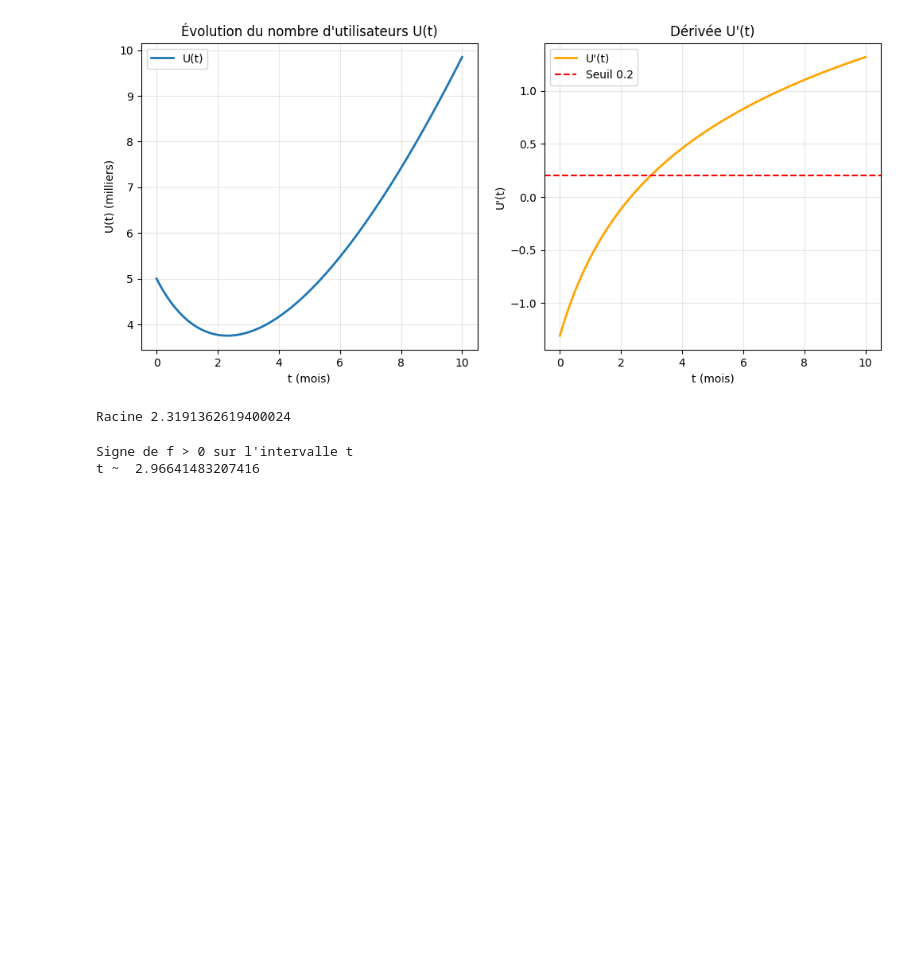
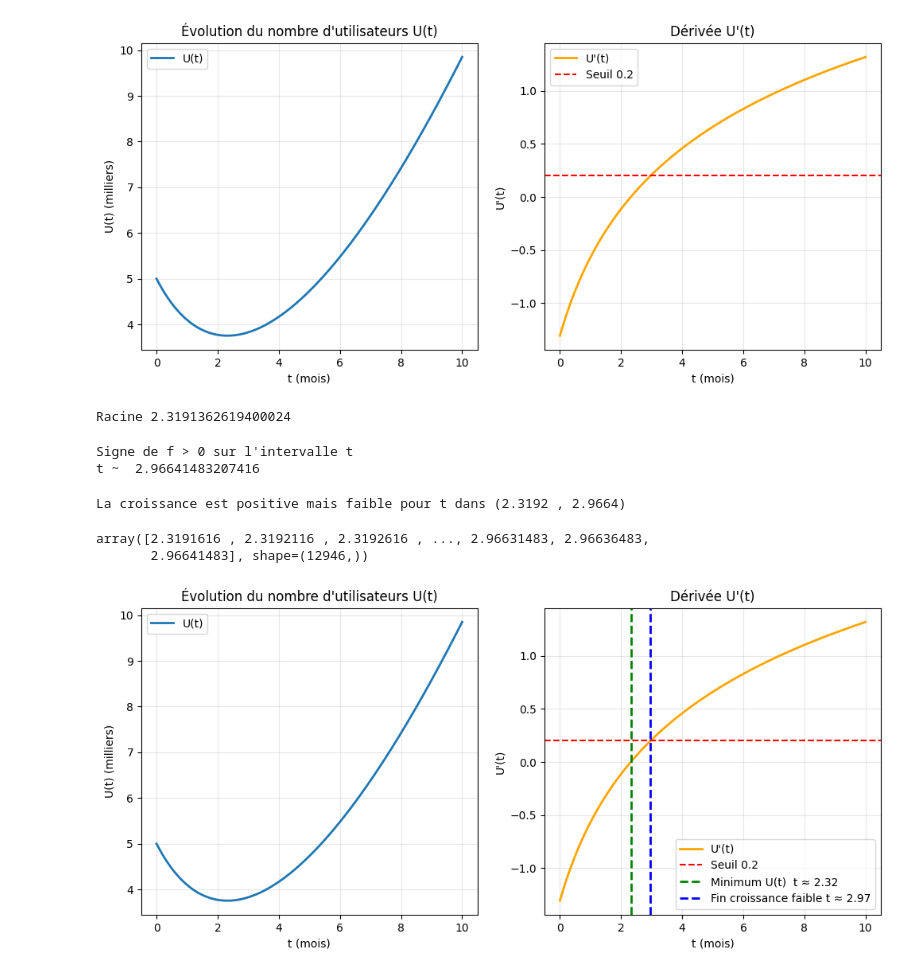
Before and after one commit to Antoine07/maths, a Jupyter notebook: Corrections/03_exercice_saturation_modbile.ipynb, the cells around one changed output. Saved outputs shown, nothing was run; the diff lists cells and outputs as text; code cells hidden in the pictures; blank space fills up the shorter version.

```diff
--- a/Corrections/03_exercice_saturation_modbile.ipynb
+++ b/Corrections/03_exercice_saturation_modbile.ipynb
@@ -122,3 +122,59 @@ print("t ~ ", t_result)
 # %% [output]
 Signe de f > 0 sur l'intervalle t
 t ~  2.96641483207416
+# %%
+# Autre méthodes
+# Condition : 0 < U'(t) < 0.2
+mask = (data > 0) & (data < 0.2)
+
+# t où cette condition est vraie
+t_interval = t[mask]
+
+t_start = t_interval[0]      # début de la zone
+t_end   = t_interval[-1]     # fin de la zone
+
+print("La croissance est positive mais faible pour t dans (%.4f , %.4f)" % (t_start, t_end))
+# %% [output]
+La croissance est positive mais faible pour t dans (2.3192 , 2.9664)
+# %%
+t[mask]
+# %% [output]
+array([2.3191616 , 2.3192116 , 2.3192616 , ..., 2.96631483, 2.96636483,
+       2.96641483], shape=(12946,))
+# %%
+
+# Figures
+plt.figure(figsize=(12, 5))
+
+# fonction U(t)
+plt.subplot(1, 2, 1)
+plt.plot(t, U(t), label="U(t)", linewidth=2)
+plt.title("Évolution du nombre d'utilisateurs U(t)")
+plt.xlabel("t (mois)")
+plt.ylabel("U(t) (milliers)")
+plt.grid(True, alpha=0.3)
+plt.legend()
+
+# dérivée f(t) = U'(t)
+plt.subplot(1, 2, 2)
+plt.plot(t, f(t), label="U'(t)", color="orange", linewidth=2)
+plt.axhline(0.2, color="red", linestyle="--", label="Seuil 0.2")
+plt.title("Dérivée U'(t)")
+plt.xlabel("t (mois)")
+plt.ylabel("U'(t)")
+plt.grid(True, alpha=0.3)
+plt.legend()
+
+plt.axvline(t_start, color="green", linestyle="--", linewidth=2,
+            label=f"Minimum U(t)  t ≈ {t_start:.2f}")
+
+plt.axvline(t_end, color="blue", linestyle="--", linewidth=2,
+            label=f"Fin croissance faible t ≈ {t_end:.2f}")
+
+# Grille + légende
+plt.grid(True, alpha=0.3)
+plt.legend()
+
+plt.show()
+# %% [output]
+[figure, added]
```
